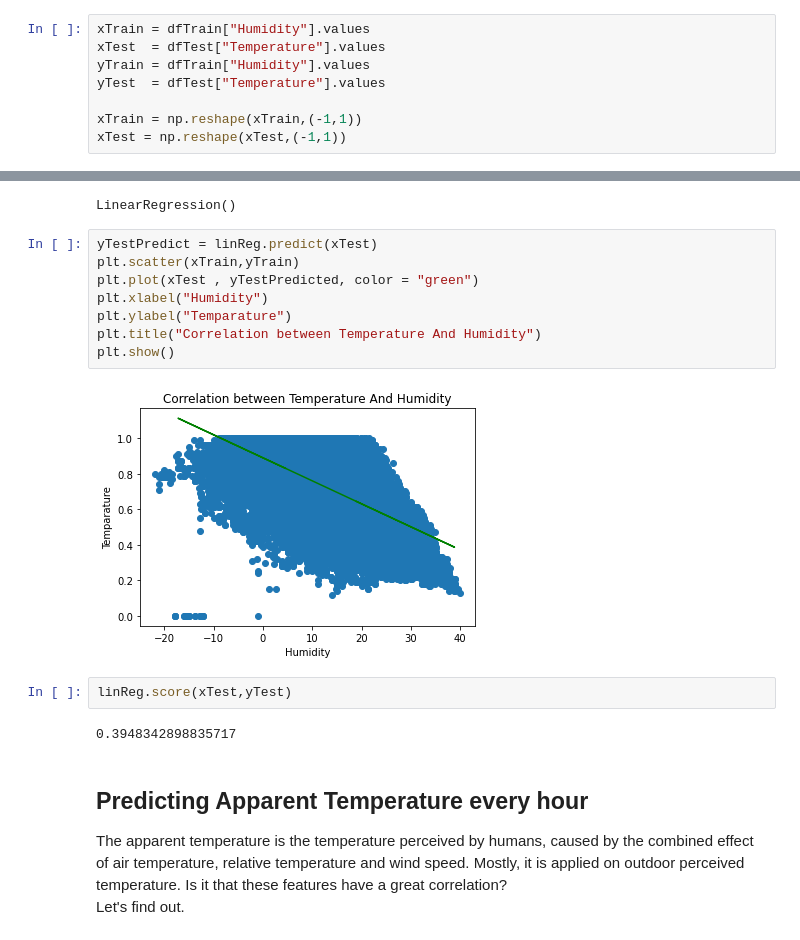
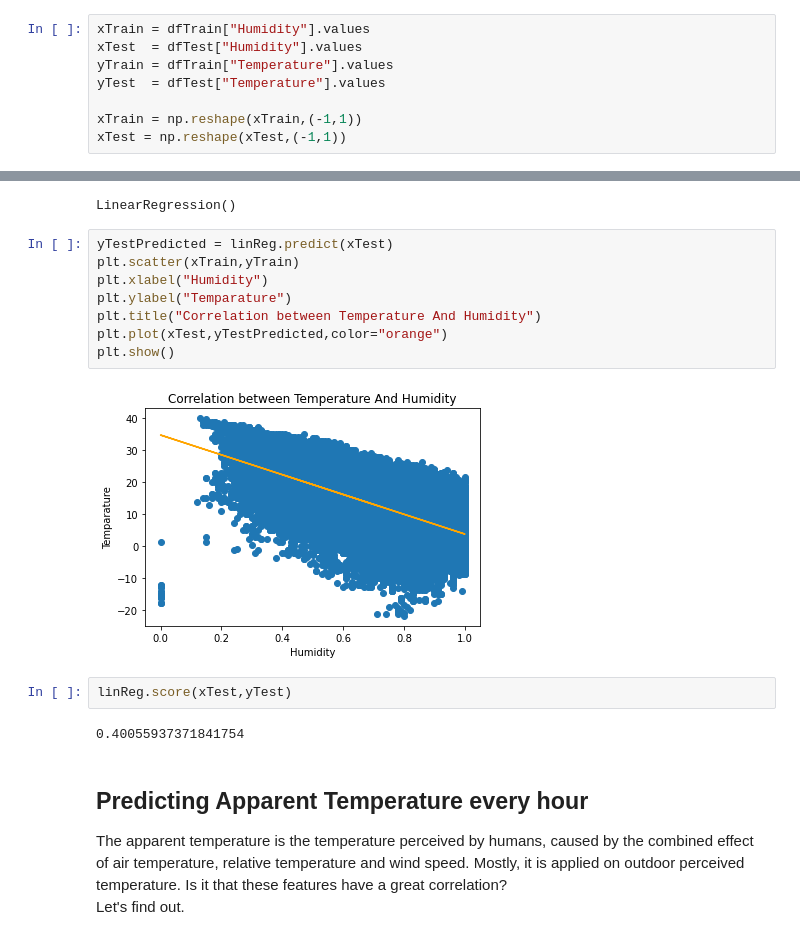
Before and after one commit to nikgreg99/weather-analysis-machine-learning, a Jupyter notebook: Weather Forecast - en.ipynb, the cells around one changed output, grey strips where cells are left out. Drawn from its saved outputs; the diff is of its cells as text.

```diff
--- a/Weather Forecast - en.ipynb
+++ b/Weather Forecast - en.ipynb
@@ -205,7 +196,7 @@ dfTempHumidity.head()
 # %%
 xTrain = dfTrain["Humidity"].values
-xTest  = dfTest["Temperature"].values
-yTrain = dfTrain["Humidity"].values
+xTest  = dfTest["Humidity"].values
+yTrain = dfTrain["Temperature"].values
 yTest  = dfTest["Temperature"].values
 
 xTrain = np.reshape(xTrain,(-1,1))
@@ -216,19 +207,19 @@ linReg.fit(xTrain,yTrain)
 # %% [output]
 LinearRegression()
 # %%
-yTestPredict = linReg.predict(xTest)
+yTestPredicted = linReg.predict(xTest)
 plt.scatter(xTrain,yTrain)
-plt.plot(xTest , yTestPredicted, color = "green")
 plt.xlabel("Humidity")
 plt.ylabel("Temparature")
 plt.title("Correlation between Temperature And Humidity")
+plt.plot(xTest,yTestPredicted,color="orange")
 plt.show()
 # %% [output]
-[figure, old version]
+[figure, new version]
 # %%
 linReg.score(xTest,yTest)
 # %% [output]
-0.3948342898835717
+0.40055937371841754
 # %% [markdown]
 ## Predicting Apparent Temperature every hour
 The apparent temperature is the temperature perceived by humans, caused by the combined effect of air temperature, relative temperature and wind speed. Mostly, it is applied on outdoor perceived temperature. Is it that these features have a great correlation? \
```
Also changed, not shown: parts of 55 cells of this notebook, 5 other files.
